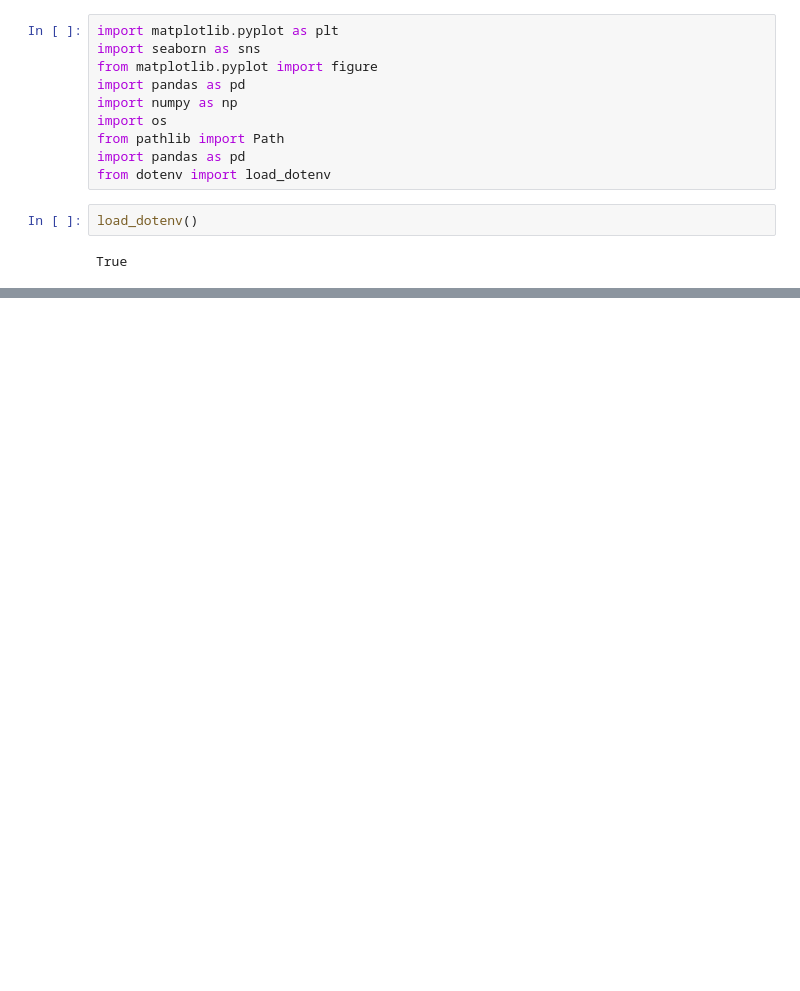
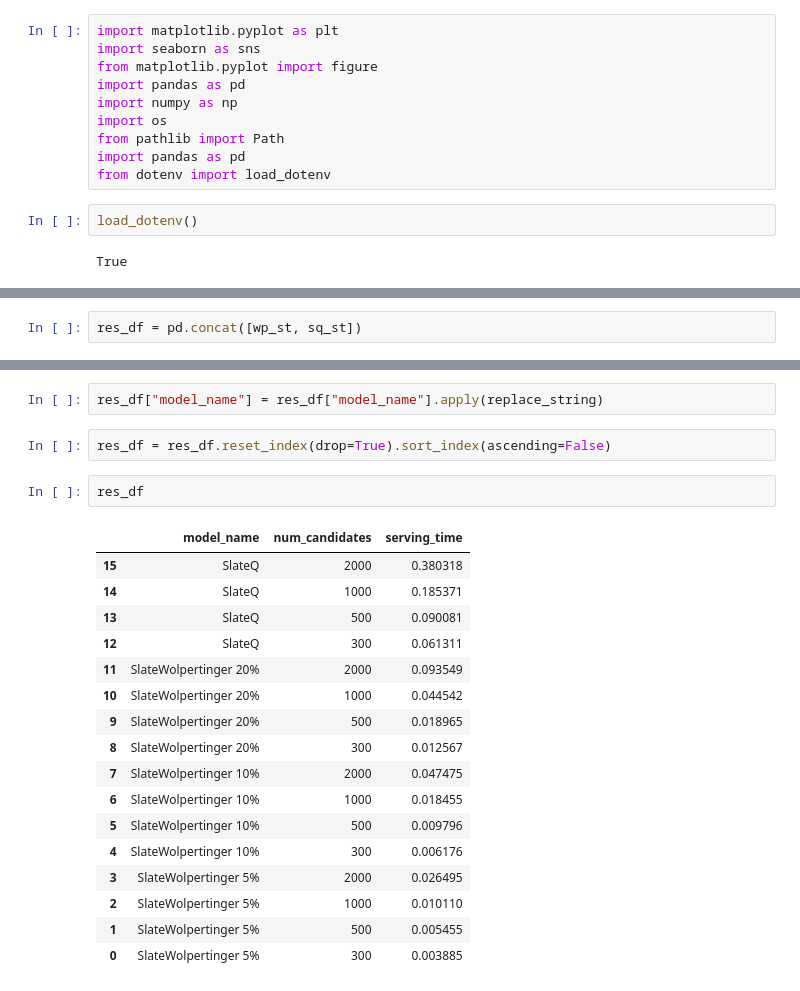
Before and after one commit to Asr419/rl_wolpertinger, a Jupyter notebook: src/plotting_scripts/serving_time.ipynb, the cells around one changed output, grey strips where cells are left out. Saved outputs shown, nothing was run; the diff lists cells and outputs as text; blank space fills up the shorter version.

```diff
--- a/src/plotting_scripts/serving_time.ipynb
+++ b/src/plotting_scripts/serving_time.ipynb
@@ -35,0 +20,2 @@ res_df = pd.DataFrame({"serving time": time, "alg": alg_name_col, "num candidate
+# %%
+res_df = pd.concat([wp_st, sq_st])
@@ -35,0 +40,24 @@ res_df = pd.DataFrame({"serving time": time, "alg": alg_name_col, "num candidate
+# %%
+res_df["model_name"] = res_df["model_name"].apply(replace_string)
+# %%
+res_df = res_df.reset_index(drop=True).sort_index(ascending=False)
+# %%
+res_df
+# %% [output]
+|  | model_name | num_candidates | serving_time |
+| 15 | SlateQ | 2000 | 0.380318 |
+| 14 | SlateQ | 1000 | 0.185371 |
+| 13 | SlateQ | 500 | 0.090081 |
+| 12 | SlateQ | 300 | 0.061311 |
+| 11 | SlateWolpertinger 20% | 2000 | 0.093549 |
+| 10 | SlateWolpertinger 20% | 1000 | 0.044542 |
+| 9 | SlateWolpertinger 20% | 500 | 0.018965 |
+| 8 | SlateWolpertinger 20% | 300 | 0.012567 |
+| 7 | SlateWolpertinger 10% | 2000 | 0.047475 |
+| 6 | SlateWolpertinger 10% | 1000 | 0.018455 |
+| 5 | SlateWolpertinger 10% | 500 | 0.009796 |
+| 4 | SlateWolpertinger 10% | 300 | 0.006176 |
+| 3 | SlateWolpertinger 5% | 2000 | 0.026495 |
+| 2 | SlateWolpertinger 5% | 1000 | 0.010110 |
+| 1 | SlateWolpertinger 5% | 500 | 0.005455 |
+| 0 | SlateWolpertinger 5% | 300 | 0.003885 |
```
Also changed, not shown: parts of 9 cells of this notebook, 2 other files.
